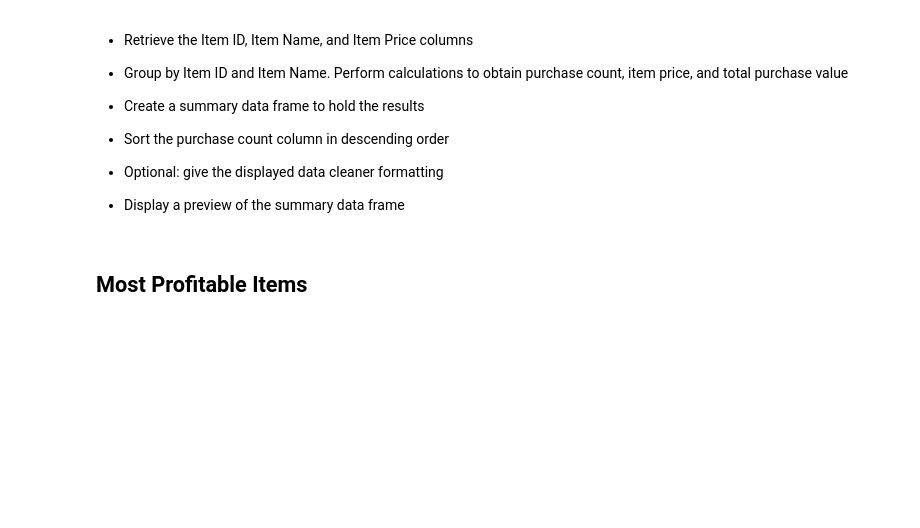
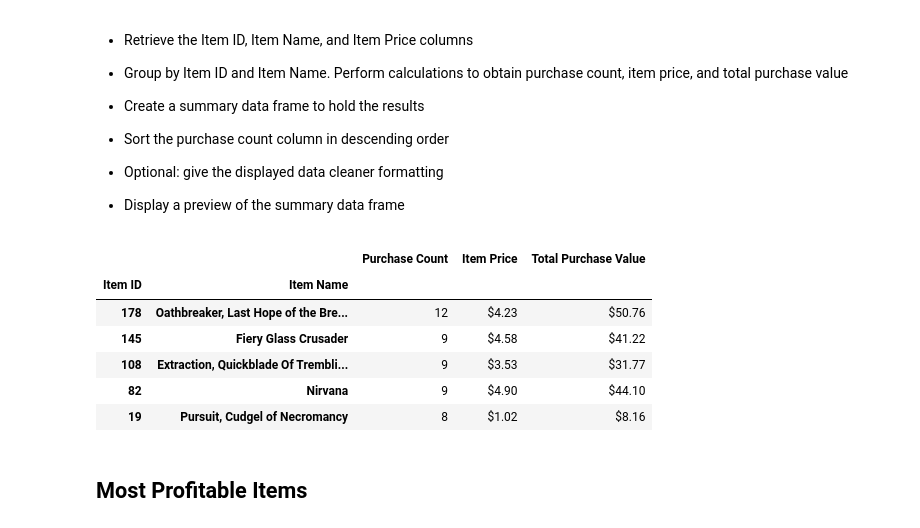
Before and after one commit to Ziyanlu/Pandas, a Jupyter notebook: Ziyan .ipynb, the cells around one changed output. Saved outputs shown, nothing was run; the diff lists cells and outputs as text; code cells hidden in the pictures; blank space fills up the shorter version.

```diff
--- a/Ziyan .ipynb
+++ b/Ziyan .ipynb
@@ -305,3 +301,28 @@ item_df
+# %%
+grouped_popular_item = purchase_data.groupby(["Item ID","Item Name"])
+
+total_purchase_value = grouped_popular_item["Price"].sum()
+purchase_count = grouped_popular_item["Item ID"].count()
+average_price = grouped_popular_item["Price"].mean()
+
+popular_item_summary = pd.DataFrame({"Purchase Count": purchase_count,
+                                     "Item Price":average_price,
+                                     "Total Purchase Value": total_purchase_value,
+                                    })
+
+
+popular_item_summary["Item Price"] = popular_item_summary["Item Price"].map("${:.2f}".format)
+popular_item_summary["Total Purchase Value"] = popular_item_summary["Total Purchase Value"].map("${:.2f}".format)
+popular_item_summary = popular_item_summary.sort_values(["Purchase Count"],ascending=False)
+popular_item_summary.head()
+# %% [output]
+|  |  | Purchase Count | Item Price | Total Purchase Value |
+| Item ID | Item Name |  |  |  |
+| 178 | Oathbreaker, Last Hope of the Bre... | 12 | $4.23 | $50.76 |
+| 145 | Fiery Glass Crusader | 9 | $4.58 | $41.22 |
+| 108 | Extraction, Quickblade Of Trembli... | 9 | $3.53 | $31.77 |
+| 82 | Nirvana | 9 | $4.90 | $44.10 |
+| 19 | Pursuit, Cudgel of Necromancy | 8 | $1.02 | $8.16 |
 # %% [markdown]
 ## Most Profitable Items
 # %% [markdown]
```
Also changed, not shown: parts of 3 cells of this notebook.
